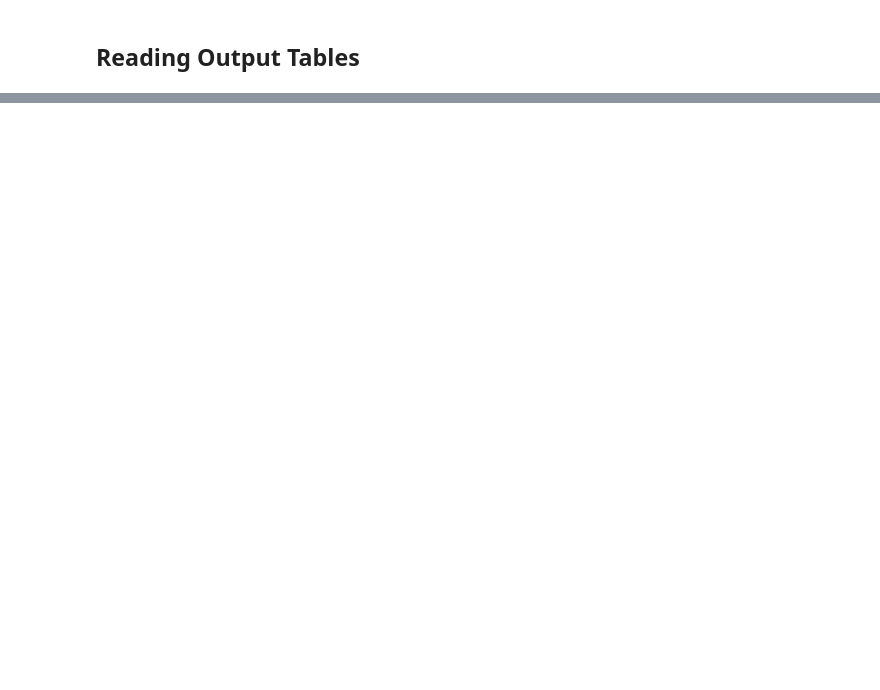
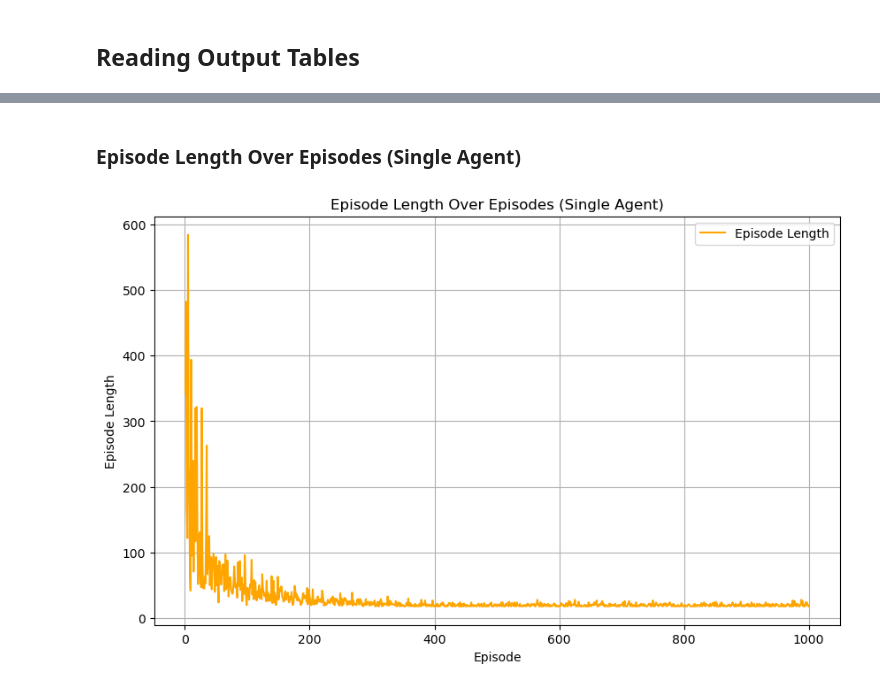
Before and after one commit to jasserabdou/RL-Q-Learning, a Jupyter notebook: RL Assignment.ipynb, the cells around one changed output, grey strips where cells are left out. Cells and saved outputs as stored; diff of their text form; code cells hidden in the pictures; blank space fills up the shorter version.

```diff
--- a/RL Assignment.ipynb
+++ b/RL Assignment.ipynb
@@ -333,0 +351,14 @@ pd.concat([df.head(), df.tail()])
+# %% [markdown]
+### Episode Length Over Episodes (Single Agent)
+# %%
+# Plot episode length over episodes
+plt.figure(figsize=(10, 6))
+plt.plot(df_s['Episode'], df_s['Episode Length'], label='Episode Length', color='orange')
+plt.xlabel('Episode')
+plt.ylabel('Episode Length')
+plt.title('Episode Length Over Episodes (Single Agent)')
+plt.legend()
+plt.grid(True)
+plt.show()
+# %% [output]
+[figure, added]
```
Also changed, not shown: parts of 20 cells of this notebook, 2 other files.
